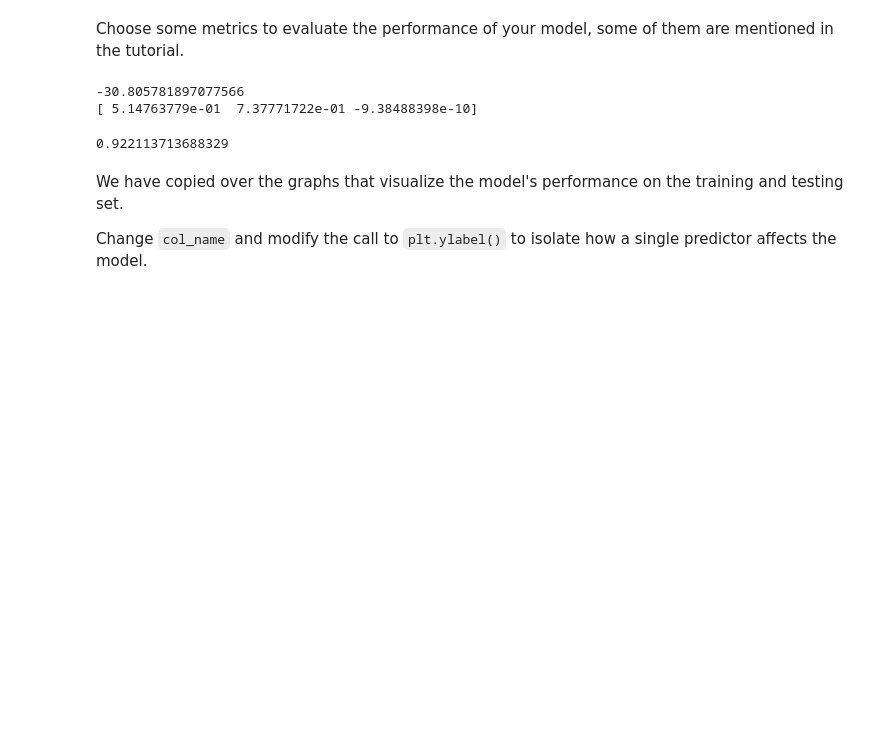
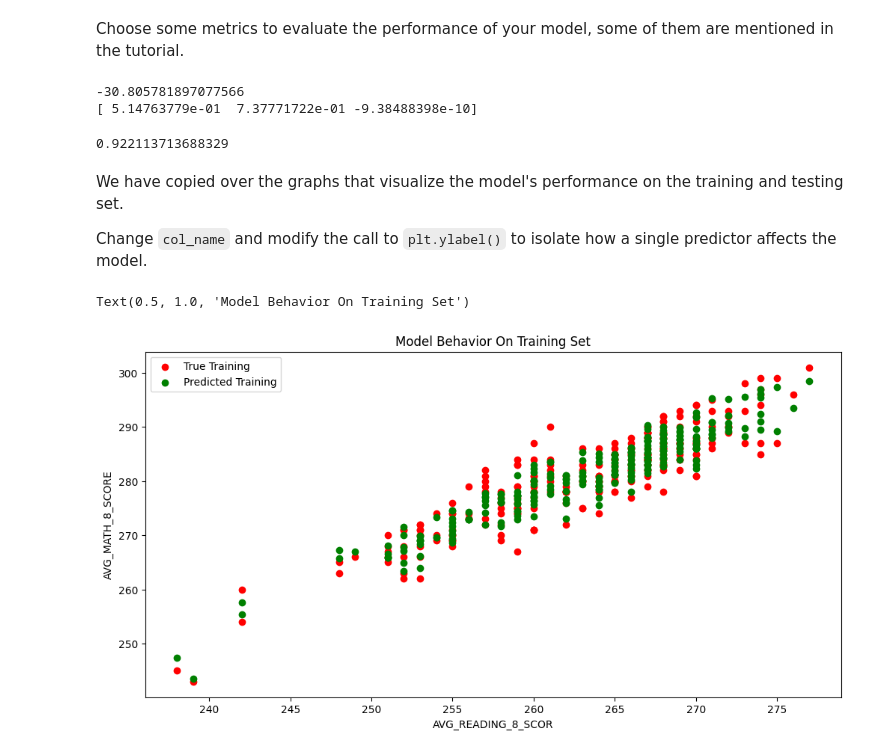
Before and after one commit to zwlinlily/MDST-Tutorial, a Jupyter notebook: tutorial1/checkpoint1.ipynb, the cells around one changed output. Saved outputs shown, nothing was run; the diff lists cells and outputs as text; code cells hidden in the pictures; blank space fills up the shorter version.

```diff
--- a/tutorial1/checkpoint1.ipynb
+++ b/tutorial1/checkpoint1.ipynb
@@ -268,17 +268,20 @@ Change `col_name` and modify the call to `plt.ylabel()` to isolate how a single
 # %%
 # @@@ 13
 
-# col_name = 'COLUMN NAME OF ONE PREDICTOR'
+col_name = 'AVG_READING_8_SCORE'
 
 
-# f = plt.figure(figsize=(12,6))
-# plt.scatter(X_train[col_name], y_train, color = "red")
-# plt.scatter(X_train[col_name], model.predict(X_train), color = "green")
+f = plt.figure(figsize=(12,6))
+plt.scatter(X_train["AVG_READING_8_SCORE"], y_train, color = "red")
+plt.scatter(X_train["AVG_READING_8_SCORE"], model.predict(X_train), color = "green")
 
-# plt.legend(['True Training','Predicted Training'])
-# plt.xlabel(col_name)
-# plt.ylabel('NAME OF THE PREDICTOR')
-# plt.title("Model Behavior On Training Set")
+plt.legend(['True Training','Predicted Training'])
+plt.xlabel("AVG_READING_8_SCOR")
+plt.ylabel("AVG_MATH_8_SCORE")
+plt.title("Model Behavior On Training Set")
+# %% [output]
+Text(0.5, 1.0, 'Model Behavior On Training Set')
+[figure, added]
 # %%
 # @@@ 14
 
```
Also changed, not shown: parts of 1 cell of this notebook.
